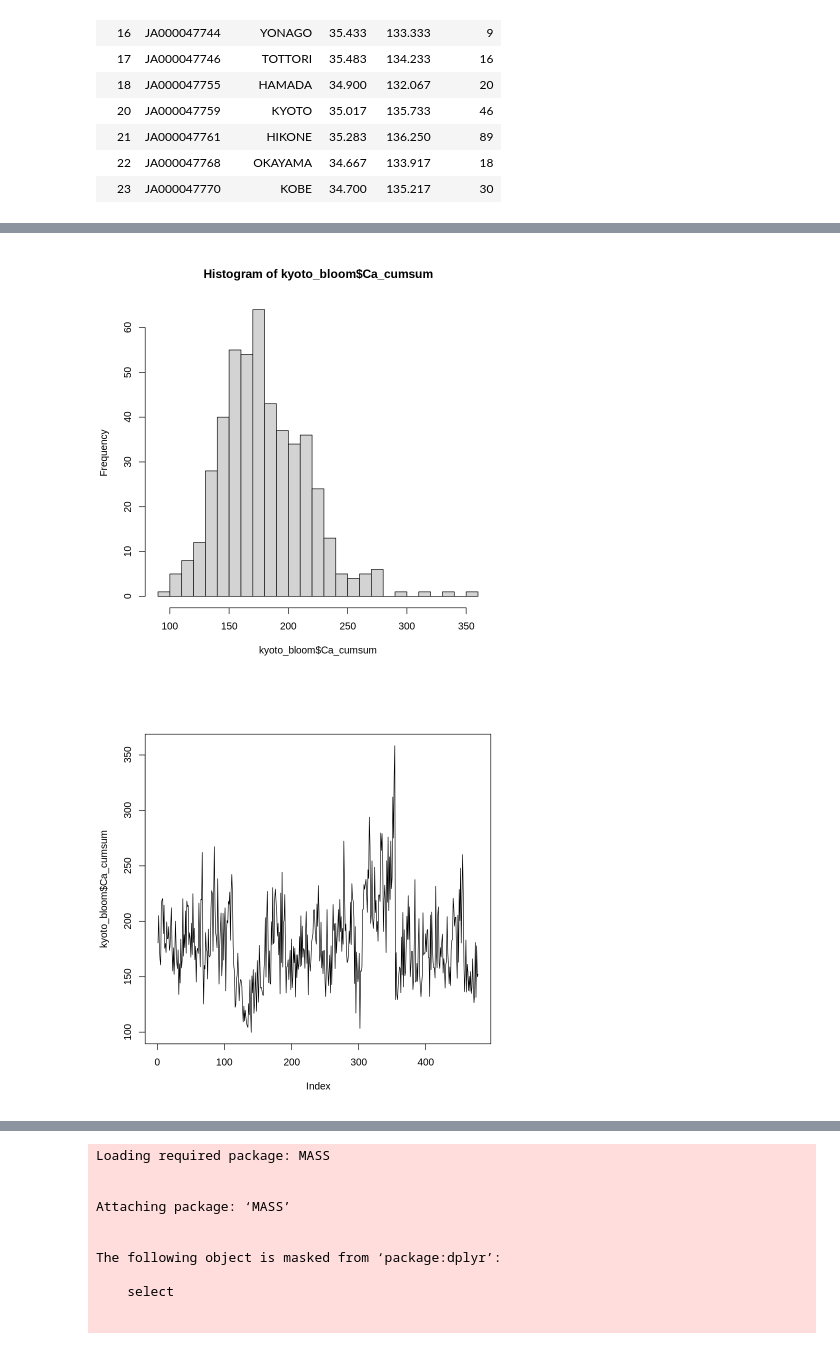
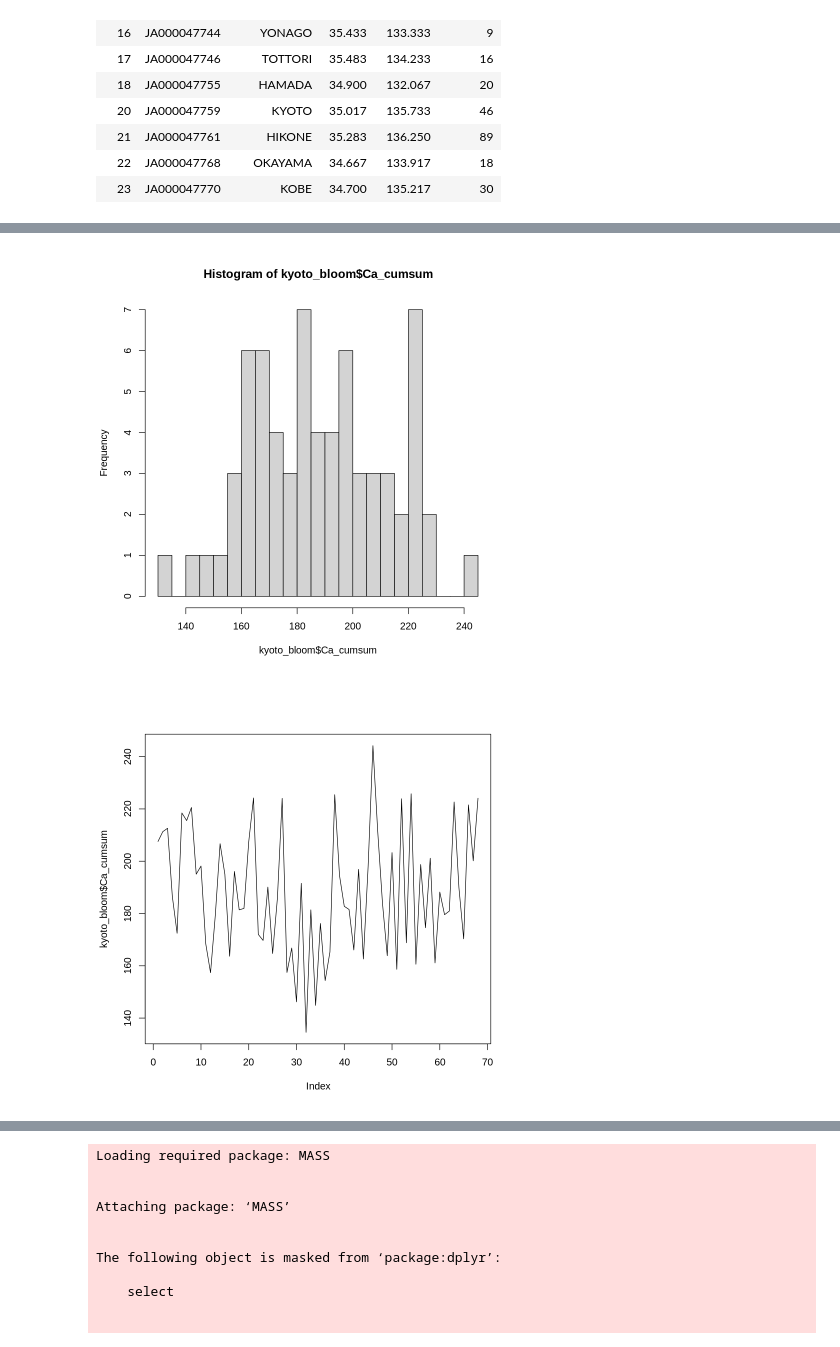
Before and after one commit to joosung-min/peak-bloom-prediction, a Jupyter notebook: code/A41_kyoto_gdd.ipynb, the cells around one changed output, grey strips where cells are left out. Saved outputs shown, nothing was run; the diff lists cells and outputs as text; code cells hidden in the pictures.

```diff
--- a/code/A41_kyoto_gdd.ipynb
+++ b/code/A41_kyoto_gdd.ipynb
@@ -269,8 +210,7 @@ city_table <- read.csv("../outputs/A_outputs/A31_japan_station_city.csv") %>%
 cherry_bloom_date <- read.csv("../outputs/A_outputs/A11_cherry_sub.csv") %>%
     mutate(city_upper = toupper(city)) %>%
     filter(city_upper %in% city_table$name) %>%
-    distinct(bloom_date, .keep_all = TRUE) %>%
-    dplyr::select(-year, -location, -city)
+    dplyr::select(-location, -city)
 
 city_loc <- cherry_bloom_date %>%
     distinct(city_upper, .keep_all = TRUE)
@@ -318,15 +239,18 @@ A data.frame: 13 × 22
 # %%
 # kyoto_bloom_idx <- (kyoto_complete2$is_bloom == 1) & (kyoto_complete2$year > 1980)
+# kk <- kyoto_complete2$is_bloom ==
+
 kyoto_bloom_idx <- (kyoto_complete2$is_bloom == 1)
 kyoto_bloom <- kyoto_complete2[kyoto_bloom_idx, ] %>%
-    mutate(tmean = (tmax + tmin)/2)
+    mutate(tmean = (tmax + tmin)/2) %>%
+    filter(name == "KYOTO")
 kyoto_bloom$idx <- seq_len(nrow(kyoto_bloom))
 # dim(kyoto_bloom)
 # head(kyoto_bloom)
 
 hist(kyoto_bloom$Ca_cumsum, breaks = 30)
 plot(kyoto_bloom$Ca_cumsum, type = "l")
 plot(kyoto_bloom$bloom_doy, type = "l")
 # %% [output]
-[figure, old version]
+[figure, new version]
-[figure, old version]
+[figure, new version]
```
Also changed, not shown: parts of 11 cells of this notebook, 28 other files.
